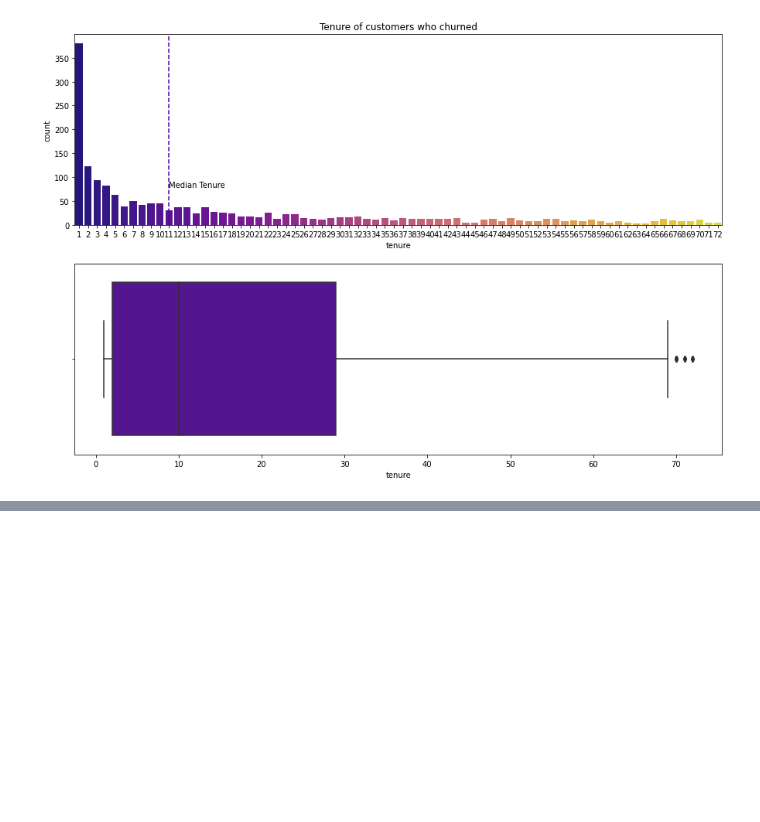
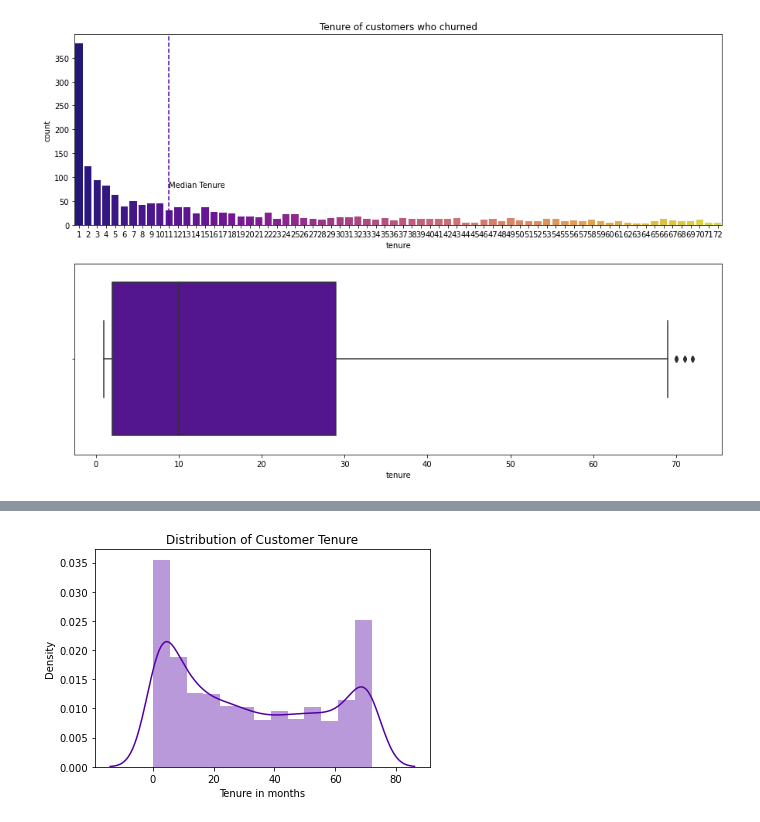
Before and after one commit to HeatherOrtegaMcMillan/telco_churn_classification_project, a Jupyter notebook: inital_project_notebook.ipynb, the cells around one changed output, grey strips where cells are left out. Cells and saved outputs as stored; diff of their text form; code cells hidden in the pictures; blank space fills up the shorter version.

Commit message:
update with much more exploration done

```diff
--- a/inital_project_notebook.ipynb
+++ b/inital_project_notebook.ipynb
@@ -265,0 +272,8 @@ plt.show()
+# %%
+# use functions to get clean fresh set. called telco_df
+train, validate, test = prepare.prep_telco(acquire.get_telco_data())
+# %%
+# Change senior_citizen to astype string for exploration. The 0s and 1s were wreaking havoc with my chart below
+train.senior_citizen = train.senior_citizen.astype(str)
+# %%
+train.senior_citizen = train.senior_citizen.str.replace('0', 'no').str.replace('1','yes')
@@ -265,0 +307,8 @@ plt.show()
+# %%
+# distribution of tenure
+sns.distplot(x = train.tenure)
+plt.title('Distribution of Customer Tenure')
+plt.xlabel('Tenure in months')
+plt. show()
+# %% [output]
+[figure, added]
```
Also changed, not shown: parts of 50 cells of this notebook.
